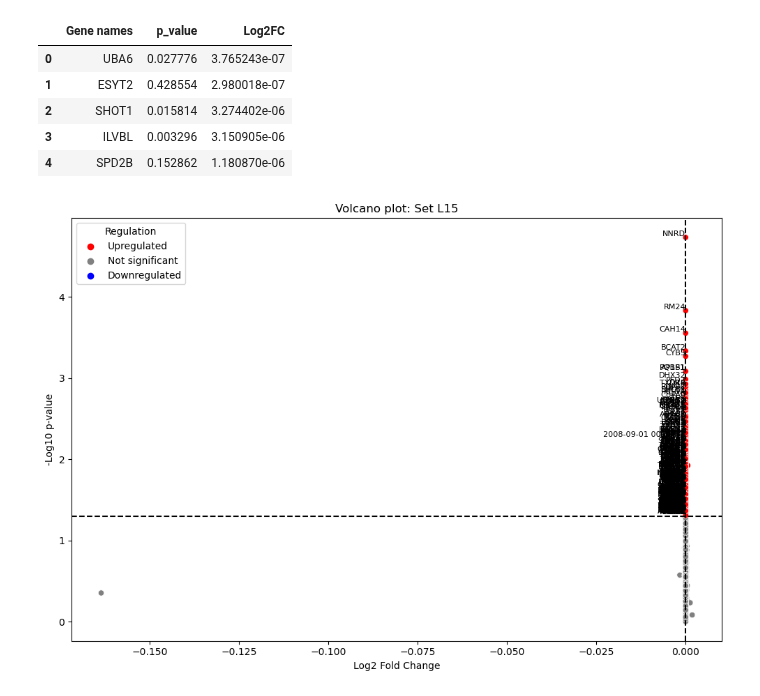
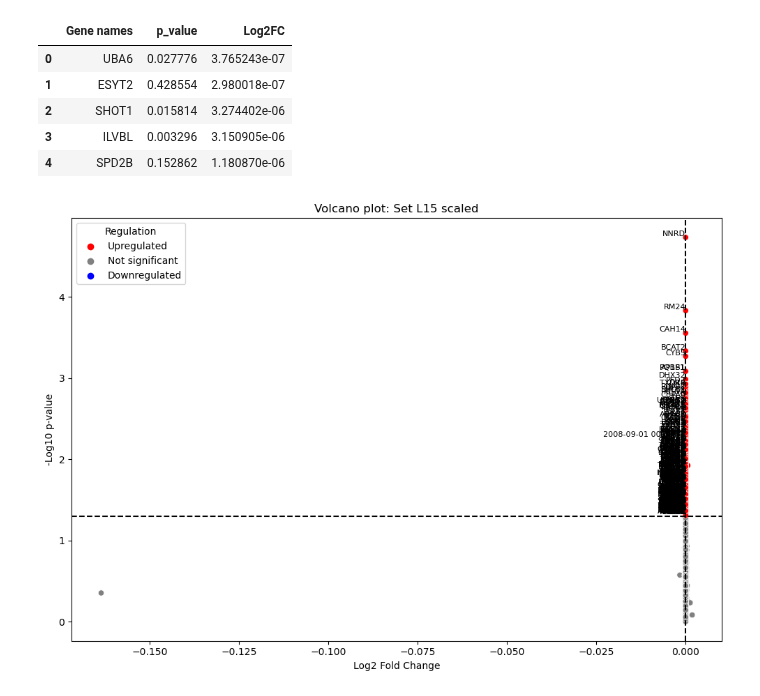
Before and after one commit to YoanaBobeva/PhD-Scripts, a Jupyter notebook: Volcanos all 15.ipynb, the cells around one changed output. Saved outputs shown, nothing was run; the diff lists cells and outputs as text; code cells hidden in the pictures.

```diff
--- a/Volcanos all 15.ipynb
+++ b/Volcanos all 15.ipynb
@@ -525,0 +576,4 @@ plt.show()
+# %%
+#none scaled data
+s11=pd.read_excel(r"C:\Users\Client\OneDrive - Queen Mary, University of London\PhD Shared folder\Datasets\Set S11\TDP-43 scaled no scale stats.xlsx")
+s11.head()
@@ -525,0 +588,34 @@ plt.show()
+# %%
+#none scaled data
+#Add the regulation column
+s11['Regulation'] = s11.apply(regulation_category, axis=1)
+
+# Add -log10(p-value)
+s11['-log10(p-value)'] = -np.log10(s11['p_value'])
+
+plt.figure(figsize=(10, 7))
+sns.scatterplot(
+    data=s11,
+    x='Log2FC',
+    y='-log10(p-value)',
+    hue='Regulation',
+    palette={'Upregulated': 'red', 'Downregulated': 'blue', 'Not significant': 'gray'},
+    legend='full'
+)
+
+# Threshold lines
+plt.axhline(-np.log10(0.05), linestyle='--', color='black')
+plt.axvline(0, linestyle='--', color='black')
+
+# Label significant proteins
+for _, row in s11.iterrows():
+    if row['Regulation'] != 'Not significant':
+        plt.text(row['Log2FC'], row['-log10(p-value)'], row['Gene names'],
+                 fontsize=8, ha='right', va='bottom')
+
+plt.title('Volcano plot: Set S11 none scaled')
+plt.xlabel('Log2 Fold Change')
+plt.ylabel('-Log10 p-value')
+plt.legend(title='Regulation')
+plt.tight_layout()
+plt.show()
@@ -673,37 +772,38 @@ See Full Dataframe in Mito
 | 3 | ILVBL | 0.003296 | 3.150905e-06 |
 | 4 | SPD2B | 0.152862 | 1.180870e-06 |
 # %%
+#Scaled data
 #Add the regulation column
 l15['Regulation'] = l15.apply(regulation_category, axis=1)
 
 # Add -log10(p-value)
 l15['-log10(p-value)'] = -np.log10(l15['p_value'])
 
 plt.figure(figsize=(10, 7))
 sns.scatterplot(
     data=l15,
     x='Log2FC',
     y='-log10(p-value)',
     hue='Regulation',
     palette={'Upregulated': 'red', 'Downregulated': 'blue', 'Not significant': 'gray'},
     legend='full'
 )
 
 # Threshold lines
 plt.axhline(-np.log10(0.05), linestyle='--', color='black')
 plt.axvline(0, linestyle='--', color='black')
 
 # Label significant proteins
 for _, row in l15.iterrows():
     if row['Regulation'] != 'Not significant':
         plt.text(row['Log2FC'], row['-log10(p-value)'], row['Gene names'],
                  fontsize=8, ha='right', va='bottom')
 
-plt.title('Volcano plot: Set L15')
+plt.title('Volcano plot: Set L15 scaled')
 plt.xlabel('Log2 Fold Change')
 plt.ylabel('-Log10 p-value')
 plt.legend(title='Regulation')
 plt.tight_layout()
 plt.show()
 # %% [output]
-[figure, old version]
+[figure, new version]
```
Also changed, not shown: parts of 12 cells of this notebook.
